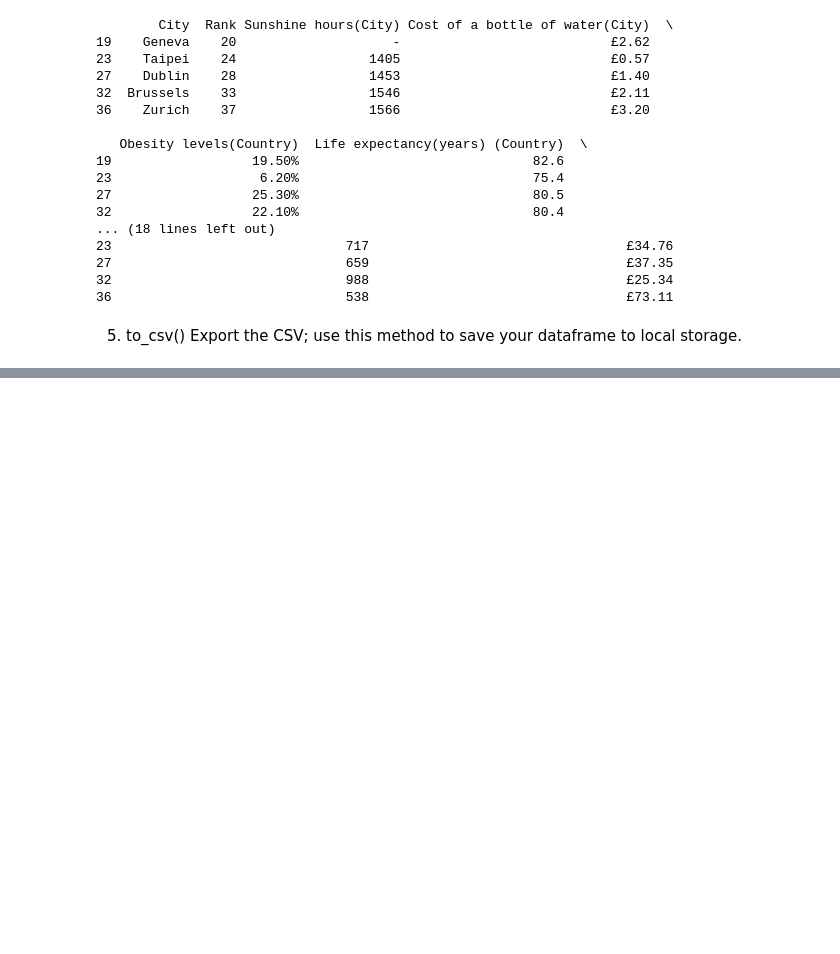
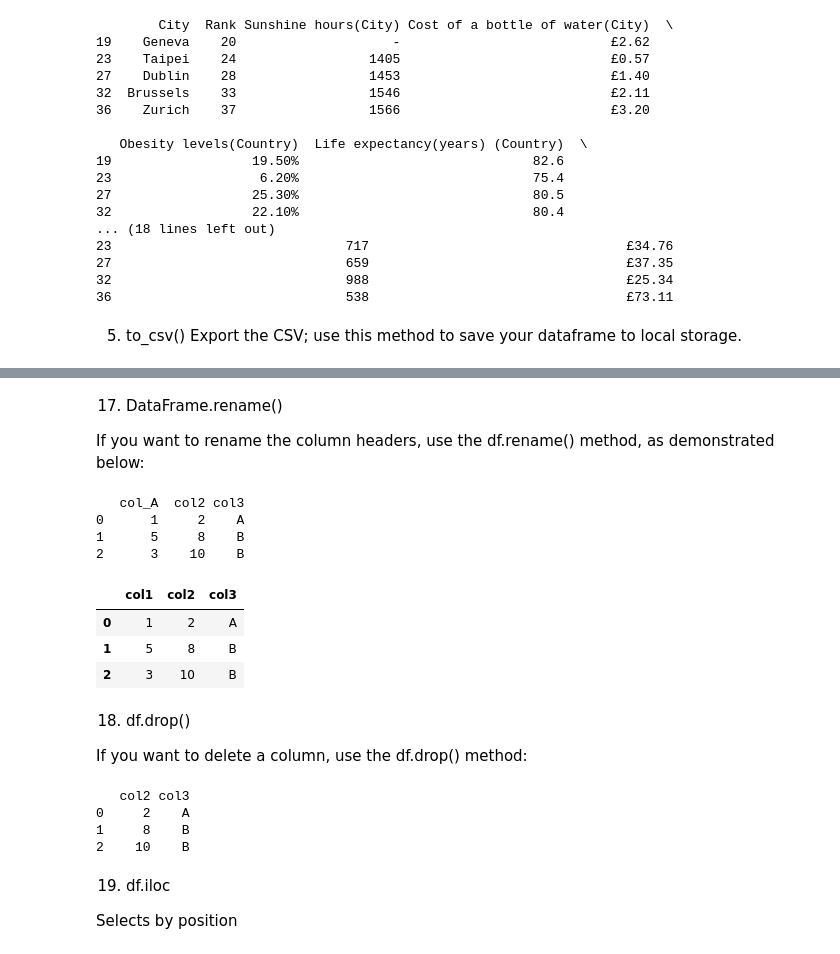
Before and after one commit to BALOGUN-DAVID/WTF-Submission, a Jupyter notebook: Week 9_Assignment_2_Belinda Opola.ipynb, the cells around one changed output, grey strips where cells are left out. Saved outputs shown, nothing was run; the diff lists cells and outputs as text; code cells hidden in the pictures; blank space fills up the shorter version.

```diff
--- a/Week 9_Assignment_2_Belinda Opola.ipynb
+++ b/Week 9_Assignment_2_Belinda Opola.ipynb
@@ -125,0 +482,40 @@ df.to_csv('B:\WTF\Week 9\healthy_lifestyle_city_2021_sorted.csv')
+# %% [markdown]
+17. DataFrame.rename()
+
+If you want to rename the column headers, use the df.rename() method, as demonstrated below:
+# %%
+df4 = pd.DataFrame([[1, 2,  "A"],
+                   [5, 8,  "B"],
+                   [3, 10, "B"]],
+                  columns = ["col_A", "col2", "col3"])
+print(df4)
+df4.rename(columns = {"col_A":"col1"})
+# %% [output]
+   col_A  col2 col3
+0      1     2    A
+1      5     8    B
+2      3    10    B
+|  | col1 | col2 | col3 |
+| 0 | 1 | 2 | A |
+| 1 | 5 | 8 | B |
+| 2 | 3 | 10 | B |
+# %% [markdown]
+18. df.drop()
+
+If you want to delete a column, use the df.drop() method:
+# %%
+df5 = pd.DataFrame([[1, 2,  "A"],
+                   [5, 8,  "B"],
+                   [3, 10, "B"]],
+                  columns = ["col1", "col2", "col3"])
+
+print(df5.drop(columns = ["col1"]))
+# %% [output]
+   col2 col3
+0     2    A
+1     8    B
+2    10    B
+# %% [markdown]
+19. df.iloc
+
+Selects by position
```
Also changed, not shown: parts of 65 cells of this notebook.
